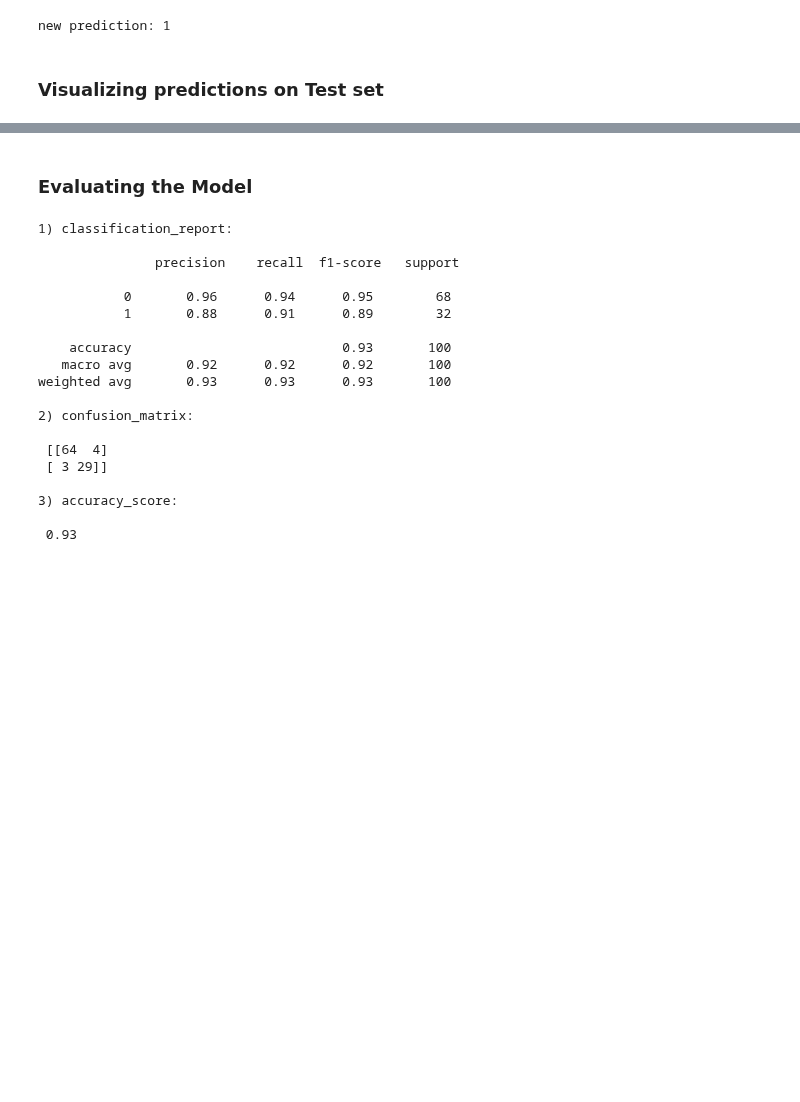
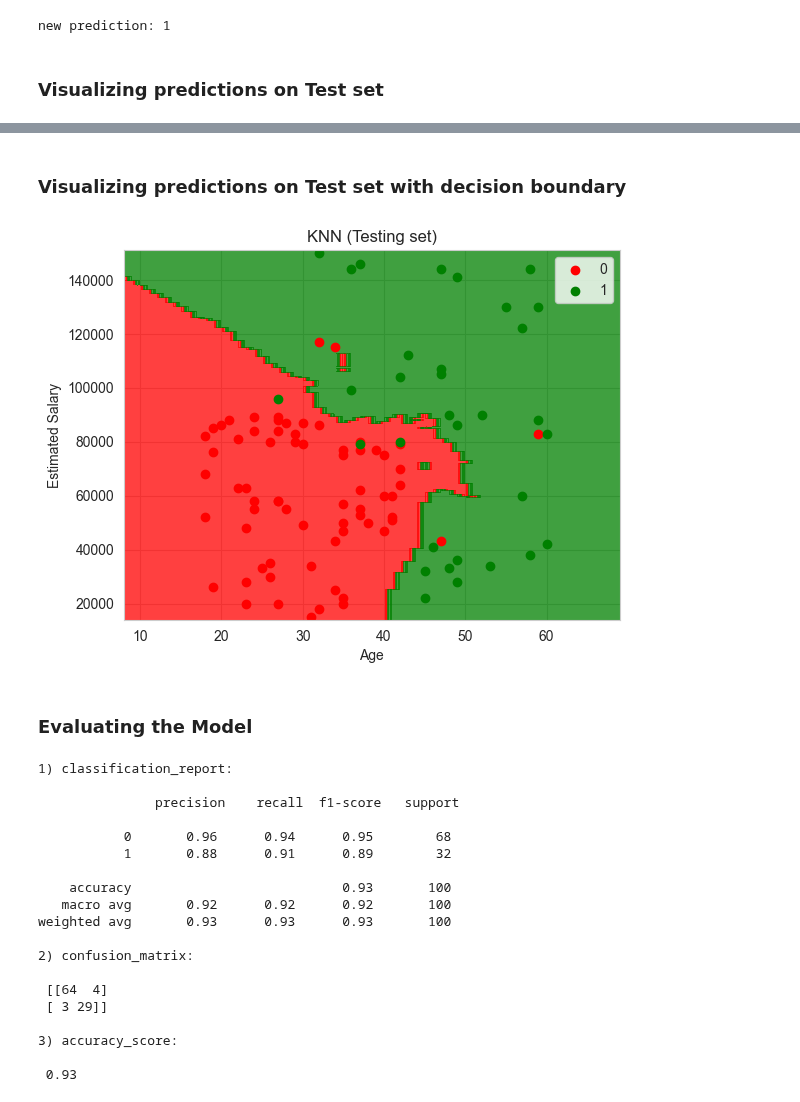
Before and after one commit to sjuanati/DataSciLabs, a Jupyter notebook: src/v2/03_classification/02_k-nearest_neighbor.ipynb, the cells around one changed output, grey strips where cells are left out. Saved outputs shown, nothing was run; the diff lists cells and outputs as text; code cells hidden in the pictures; blank space fills up the shorter version.

```diff
--- a/src/v2/03_classification/02_k-nearest_neighbor.ipynb
+++ b/src/v2/03_classification/02_k-nearest_neighbor.ipynb
@@ -107,3 +115,43 @@ plt.show()
+# %% [markdown]
+### Visualizing predictions on Test set with decision boundary
+# %%
+# Convert X_test back to a DataFrame with column names if it's not already
+X_test_df = pd.DataFrame(X_test, columns=["Age", "EstimatedSalary"])
+
+# Reverse the scaling of the test set
+X_set, y_set = sc.inverse_transform(X_test_df), y_test
+
+# Create the meshgrid
+X1, X2 = np.meshgrid(
+    np.arange(start=X_set[:, 0].min() - 10, stop=X_set[:, 0].max() + 10, step=1),
+    np.arange(start=X_set[:, 1].min() - 1000, stop=X_set[:, 1].max() + 1000, step=1),
+)
+
+# Prepare the meshgrid as DataFrame for transformation
+mesh_df = pd.DataFrame(
+    np.c_[X1.ravel(), X2.ravel()], columns=["Age", "EstimatedSalary"]
+)
+
+# Predict on the transformed meshgrid
+Z = classifier.predict(sc.transform(mesh_df)).reshape(X1.shape)
+
+# Plot the decision regions
+plt.contourf(X1, X2, Z, alpha=0.75, cmap=ListedColormap(("red", "green")))
+
+# Define colors for each class
+colors = ["red", "green"]
+
+# Scatter plot of the actual test data
+for i, j in enumerate(np.unique(y_set)):
+    plt.scatter(X_set[y_set == j, 0], X_set[y_set == j, 1], color=colors[i], label=j)
+
+plt.title("KNN (Testing set)")
+plt.xlabel("Age")
+plt.ylabel("Estimated Salary")
+plt.legend()
+plt.show()
+# %% [output]
+[figure, added]
 # %% [markdown]
 ### Evaluating the Model
 # %%
```
Also changed, not shown: parts of 3 cells of this notebook.
